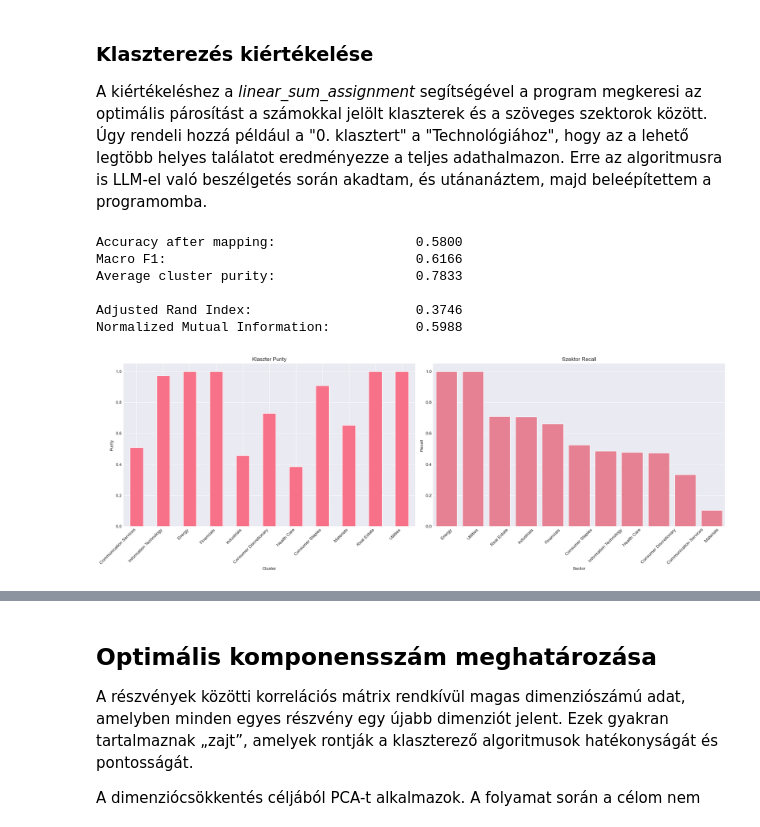
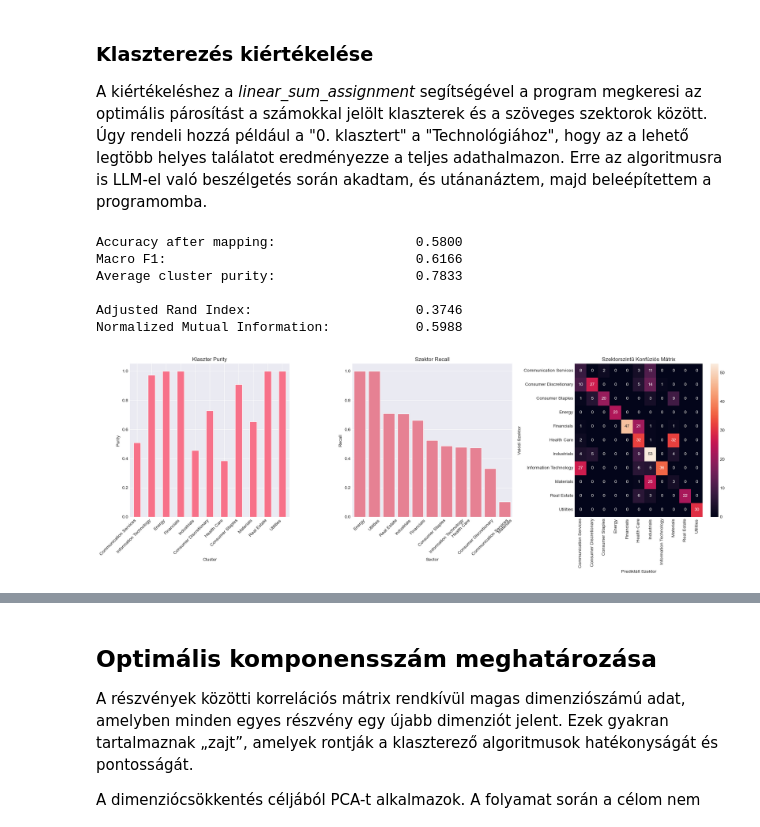
Before and after one commit to Bb1164/Data-Science-HF, a Jupyter notebook: sample.ipynb, the cells around one changed output, grey strips where cells are left out. Cells and saved outputs as stored; diff of their text form; code cells hidden in the pictures.

```diff
--- a/sample.ipynb
+++ b/sample.ipynb
@@ -926,7 +926,7 @@ Dow Jones korlátai: A Dow Jones mindössze 30 vállalatot tartalmaz, így itt b
 fig, axs = plt.subplots(3, 2, figsize=(20,15), gridspec_kw={'width_ratios': [7, 3]}, sharex='col')
 for i, (name, idx) in enumerate(indeces.items()):
     idx['Return'] = idx['Close'].pct_change()
-    annual_return = (1 + idx['Return']).resample('Y').prod() - 1
+    annual_return = (1 + idx['Return']).resample('YE').prod() - 1
 
     fig.suptitle(f"{name} Annual returns")
 
@@ -1164,17 +1178,28 @@ A hozammal ellentétben a volatilitás nem határoz meg irányt, tehát nem lehe
 # %%
 test_results = {}
 acf_lag = 20
+lags_to_test = 10
 
 fig, axs = plt.subplots(len(indeces), 2, figsize=(20, 15), gridspec_kw={'width_ratios': [7, 3]}, sharex='col')
-fig.suptitle("Volatility Autocorrelation analysis")
+fig.suptitle("Volatilitás autokorreláció elemzés")
 
 for i, (name, idx) in enumerate(indeces.items()):
     idx["Squared return"]=idx['Return']**2
-    idx["Squared return"].plot(ax=axs[i,0])
-    axs[i,0].set_title(f"{name} Squared Returns")
+    idx["Squared return"].dropna().plot(ax=axs[i,0])
+    axs[i,0].set_title(f"{name} Négyzetes hozam")
 
     plot_acf(idx["Squared return"].dropna(), lags=acf_lag, ax=axs[i,1])
-    axs[i,1].set_title(f"{name} ACF of Squared Returns")
+
+    lb_test = acorr_ljungbox(idx["Squared return"].dropna(), lags=lags_to_test, return_df=True)
+    p_value = lb_test['lb_pvalue'].iloc[0]
+
+    # szöveges kiírás
+    result_text = f"Ljung-Box p-érték: {p_value:.4f}"
+
+    axs[i,1].text(0.5, 0.1, result_text, transform=axs[i,1].transAxes, ha="center", color="red")
+
+
+    axs[i,1].set_title(f"{name} Négyzetes hozam ACF")
 
 plt.tight_layout()
 plt.show()
@@ -1361,6 +1390,7 @@ for i, idx_name in enumerate(index_names):
 
         ax.bar(months, values)
         ax.set_title(f"{idx_name} — {metric_name}")
+        ax.set_xticks(range(len(months)))
         ax.set_xticklabels(months, rotation=45)
         ax.grid(True, axis='y')
         ax.yaxis.set_major_formatter(mtick.PercentFormatter(xmax=1.0))
@@ -1577,35 +1653,42 @@ recall_df = pd.DataFrame({'Sector': le.classes_,'Recall': recall_score(y_true, y
 recall_df = recall_df.sort_values(by='Recall', ascending=False).set_index('Sector')
 
 
 print(f"Accuracy after mapping:                  {accuracy_score(y_true, y_pred):.4f}")
 print(f"Macro F1:                                {f1_score(y_true, y_pred, average="macro"):.4f}")
 print(f"Average cluster purity:                  {purity.mean():.4f}\n")
 
 print(f"Adjusted Rand Index:                     {adjusted_rand_score(y_true, y_pred_raw):.4f}")
 print(f"Normalized Mutual Information:           {normalized_mutual_info_score(y_true, y_pred_raw):.4f}\n")
 
 
-fig, ax = plt.subplots(1,2,figsize=(20, 7))
+fig, ax = plt.subplots(1,3,figsize=(20, 7))
 
 purity.plot(kind="bar", ax=ax[0])
 ax[0].set_title("Klaszter Purity")
 ax[0].set_ylabel("Purity")
 ax[0].set_xticklabels([best_matches[i] for i in purity.index], rotation=45, ha="right")
 
 sns.barplot(x=recall_df.index, y='Recall', data=recall_df, ax=ax[1])
 ax[1].set_title('Szektor Recall')
 ax[1].set_ylabel('Recall')
 ax[1].set_xlabel('Sector')
 ax[1].tick_params(axis='x', rotation=45)
 
-fig.tight_layout()
-fig.show()
+sns.heatmap(confusion_matrix(y_true, y_pred), annot=True, fmt='d', xticklabels=le.classes_, yticklabels=le.classes_)
+ax[2].set_title('Szektorszintű Konfúziós Mátrix')
+ax[2].set_xlabel('Prediktált Szektor')
+ax[2].set_ylabel('Valódi Szektor')
+ax[2].tick_params(axis='x', rotation=90)
+ax[2].tick_params(axis='y', rotation=0)
+
+plt.tight_layout()
+plt.show()
 # %% [output]
 Accuracy after mapping:                  0.5800
 Macro F1:                                0.6166
 Average cluster purity:                  0.7833
 
 Adjusted Rand Index:                     0.3746
 Normalized Mutual Information:           0.5988
-[figure, old version]
+[figure, new version]
 # %% [markdown]
```
Also changed, not shown: parts of 31 cells of this notebook.
